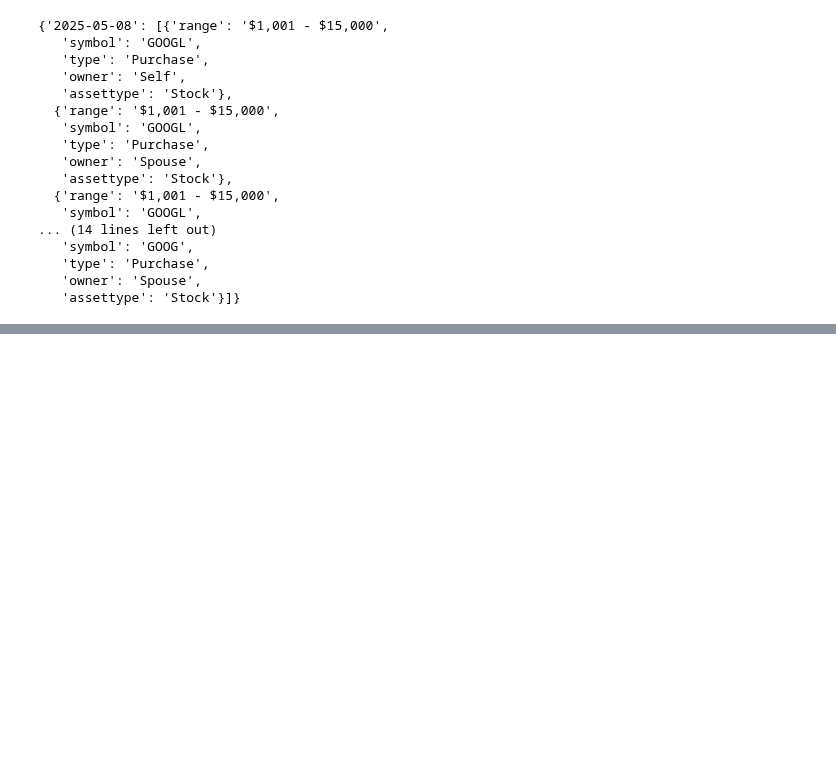
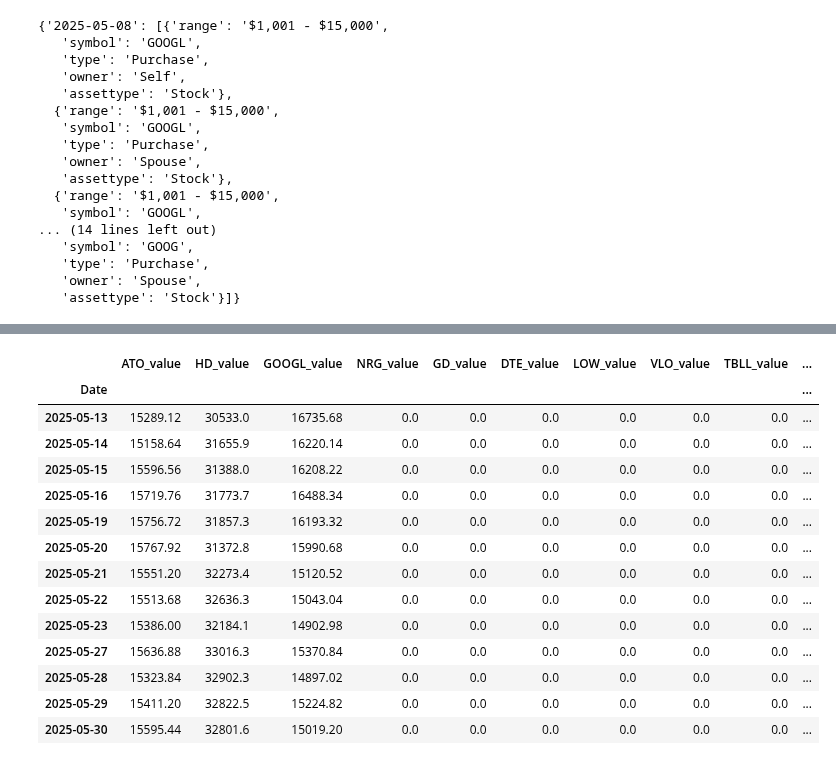
Before and after one commit to santiago20342/python-coruse, a Jupyter notebook: Projects/backtester/test.ipynb, the cells around one changed output, grey strips where cells are left out. Saved outputs shown, nothing was run; the diff lists cells and outputs as text; code cells hidden in the pictures; blank space fills up the shorter version.

```diff
--- a/Projects/backtester/test.ipynb
+++ b/Projects/backtester/test.ipynb
@@ -929,0 +829,19 @@ lol.lower()
+# %%
+senator_portfolio['John Boozman'].get_portfolio_value(close_df)
+senator_portfolio['John Boozman'].portfolio_value
+# %% [output]
+|  | ATO_value | HD_value | GOOGL_value | NRG_value | GD_value | DTE_value | LOW_value | VLO_value | TBLL_value | ... |
+| Date |  |  |  |  |  |  |  |  |  | ... |
+| 2025-05-13 | 15289.12 | 30533.0 | 16735.68 | 0.0 | 0.0 | 0.0 | 0.0 | 0.0 | 0.0 | ... |
+| 2025-05-14 | 15158.64 | 31655.9 | 16220.14 | 0.0 | 0.0 | 0.0 | 0.0 | 0.0 | 0.0 | ... |
+| 2025-05-15 | 15596.56 | 31388.0 | 16208.22 | 0.0 | 0.0 | 0.0 | 0.0 | 0.0 | 0.0 | ... |
+| 2025-05-16 | 15719.76 | 31773.7 | 16488.34 | 0.0 | 0.0 | 0.0 | 0.0 | 0.0 | 0.0 | ... |
+| 2025-05-19 | 15756.72 | 31857.3 | 16193.32 | 0.0 | 0.0 | 0.0 | 0.0 | 0.0 | 0.0 | ... |
+| 2025-05-20 | 15767.92 | 31372.8 | 15990.68 | 0.0 | 0.0 | 0.0 | 0.0 | 0.0 | 0.0 | ... |
+| 2025-05-21 | 15551.20 | 32273.4 | 15120.52 | 0.0 | 0.0 | 0.0 | 0.0 | 0.0 | 0.0 | ... |
+| 2025-05-22 | 15513.68 | 32636.3 | 15043.04 | 0.0 | 0.0 | 0.0 | 0.0 | 0.0 | 0.0 | ... |
+| 2025-05-23 | 15386.00 | 32184.1 | 14902.98 | 0.0 | 0.0 | 0.0 | 0.0 | 0.0 | 0.0 | ... |
+| 2025-05-27 | 15636.88 | 33016.3 | 15370.84 | 0.0 | 0.0 | 0.0 | 0.0 | 0.0 | 0.0 | ... |
+| 2025-05-28 | 15323.84 | 32902.3 | 14897.02 | 0.0 | 0.0 | 0.0 | 0.0 | 0.0 | 0.0 | ... |
+| 2025-05-29 | 15411.20 | 32822.5 | 15224.82 | 0.0 | 0.0 | 0.0 | 0.0 | 0.0 | 0.0 | ... |
+| 2025-05-30 | 15595.44 | 32801.6 | 15019.20 | 0.0 | 0.0 | 0.0 | 0.0 | 0.0 | 0.0 | ... |
```
Also changed, not shown: parts of 17 cells of this notebook, 2 other files.
